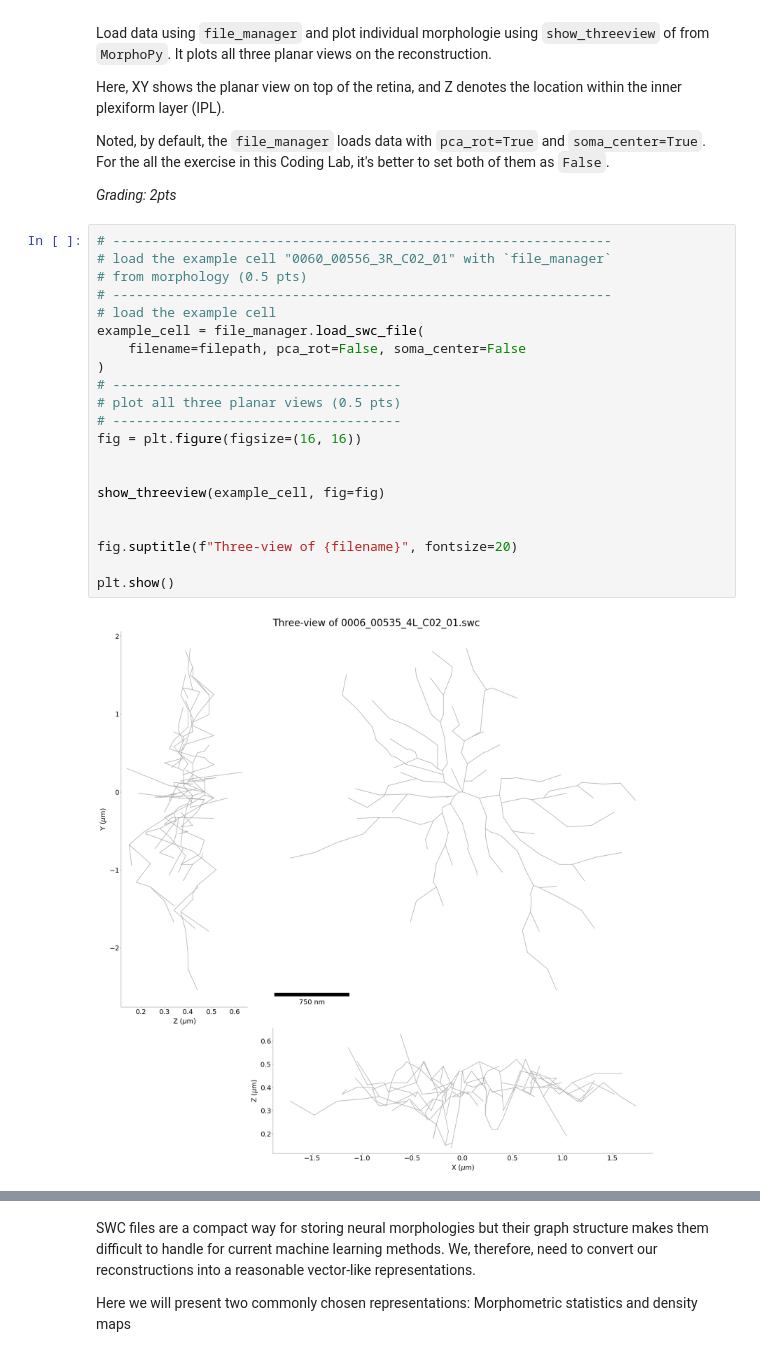
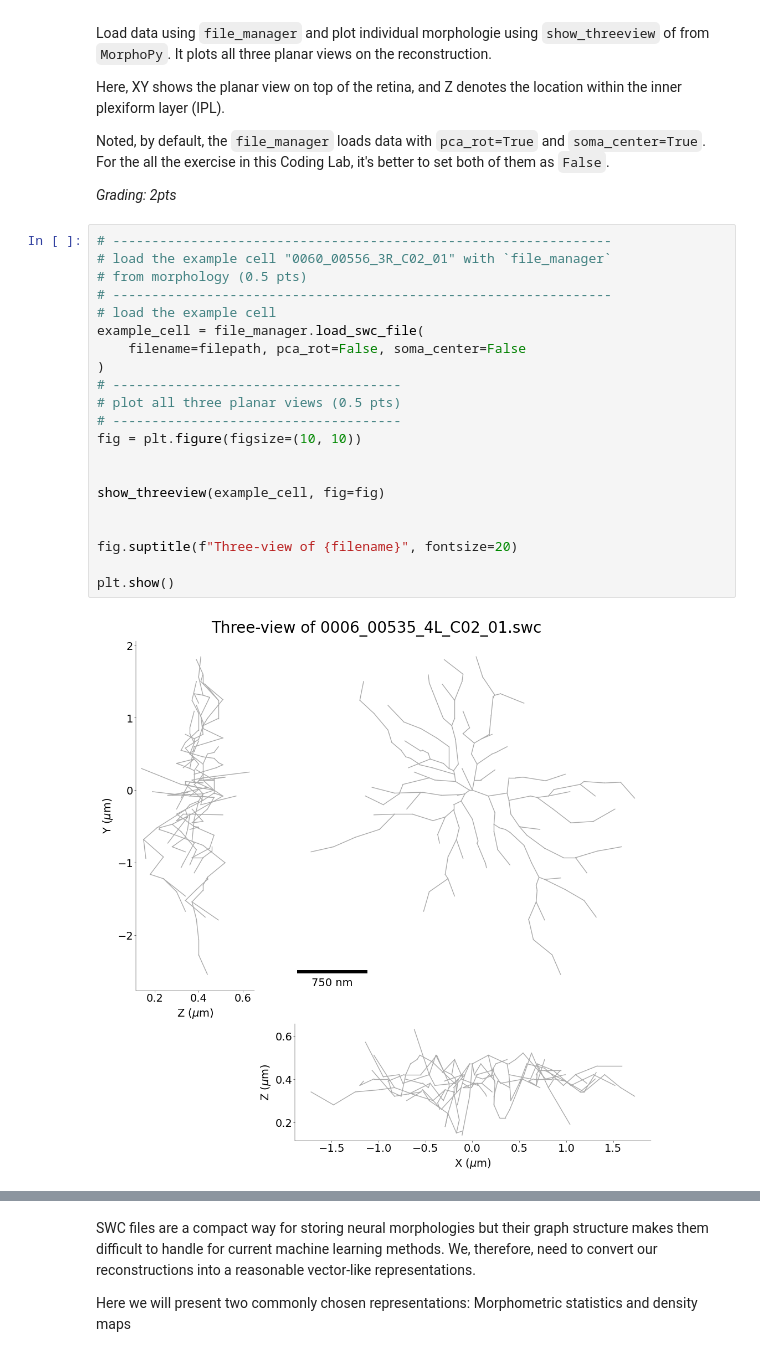
Before and after one commit to JuliusGrote/NDS_2025, a Jupyter notebook: notebooks/CodingLab8.ipynb, the cells around one changed output, grey strips where cells are left out. Cells and saved outputs as stored; diff of their text form.

```diff
--- a/notebooks/CodingLab8.ipynb
+++ b/notebooks/CodingLab8.ipynb
@@ -167,26 +171,26 @@ Noted, by default, the `file_manager` loads data with `pca_rot=True` and `soma_c
 # %%
 # ----------------------------------------------------------------
 # load the example cell "0060_00556_3R_C02_01" with `file_manager`
 # from morphology (0.5 pts)
 # ----------------------------------------------------------------
 # load the example cell
 example_cell = file_manager.load_swc_file(
     filename=filepath, pca_rot=False, soma_center=False
 )
 # -------------------------------------
 # plot all three planar views (0.5 pts)
 # -------------------------------------
-fig = plt.figure(figsize=(16, 16))
+fig = plt.figure(figsize=(10, 10))
 
 
 show_threeview(example_cell, fig=fig)
 
 
 fig.suptitle(f"Three-view of {filename}", fontsize=20)
 
 plt.show()
 # %% [output]
-[figure, old version]
+[figure, new version]
 # %% [markdown]
 ### Questions (0.5 pts)
 
```
Also changed, not shown: parts of 7 cells of this notebook, 1 other file.
